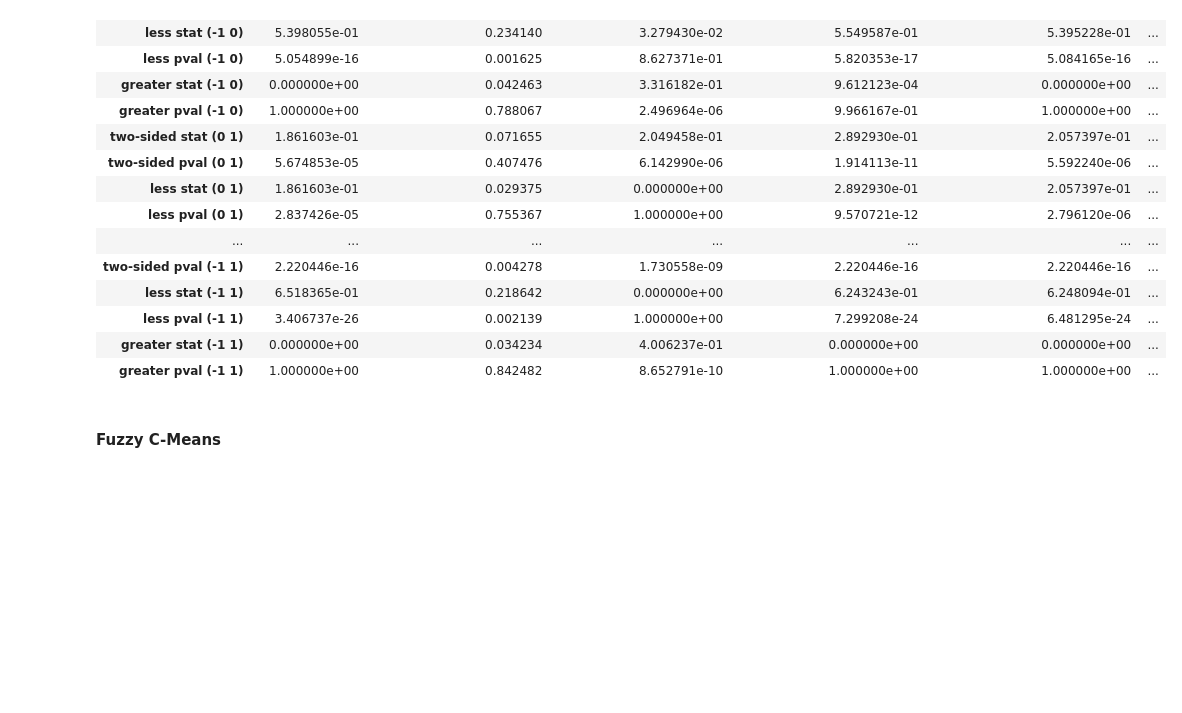
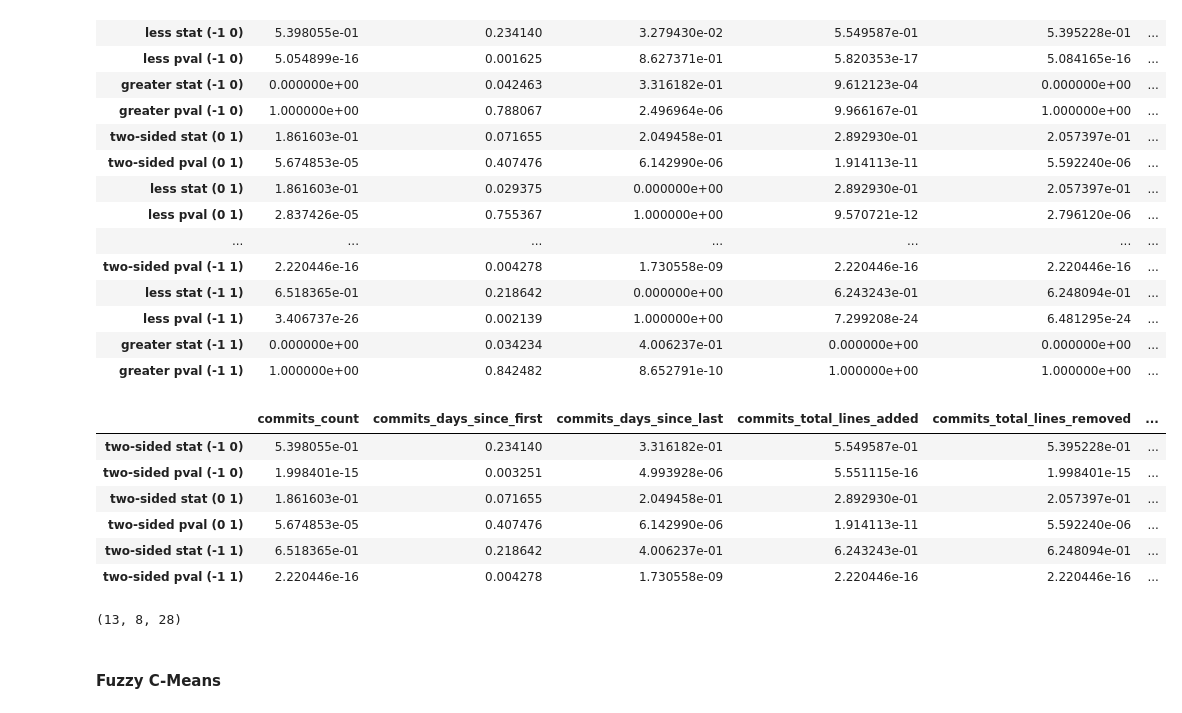
Before and after one commit to Eponeshnikov/ASMetrics, a Jupyter notebook: main.ipynb, the cells around one changed output. Cells and saved outputs as stored; diff of their text form; code cells hidden in the pictures; blank space fills up the shorter version.

Commit message:
Fixed ks-test for FCM; extracted info

```diff
--- a/main.ipynb
+++ b/main.ipynb
@@ -439,3 +369,8 @@ df_kstest_kmeans
 | greater pval | 1.545612e-09 | 0.518636 | 1.000000e+00 | 1.113143e-15 | 5.490796e-11 | ... |
 # %%
 df_kstest_kmeans.to_csv("ktest_res_kmeans.csv")
+# %%
+ks_for_kmeans = {key : list(stats.kstest(df.iloc[idx[0]][key],
+                                df.iloc[idx[1]][key], alternative='two-sided')) for key in df.keys()}
+
+df_ks_for_kmeans = pd.DataFrame(ks_for_kmeans, columns=df.keys(), index=['two-sided stat', 'two-sided pval'])
@@ -441,0 +383,6 @@ df_kstest_kmeans.to_csv("ktest_res_kmeans.csv")
+# %%
+test = []
+for key in df_ks_for_kmeans.keys():
+    if df_ks_for_kmeans[key][1] >= 0.05:
+        print(key)
+        test.append(key)
@@ -489,19 +458,3 @@ array([195, 586, 419,  91,   8])
 df.iloc[np.where(clustering.labels_ == 1)[0]]['commits_count'].shape
 # %% [output]
 (390,)
-# %%
-clustering = DBSCAN(eps=0.6, min_samples=3).fit(scaler.fit_transform(df))
-pca = PCA(n_components=2)
-x_tr = pca.fit_transform(scaler.fit_transform(df))
-
-outliers = np.where(clustering.labels_ == -1)[0]
-nonoutliers = np.where(clustering.labels_ != -1)[0]
-
-fig, ax = plt.subplots()
-scat = ax.scatter(x_tr[:,0], x_tr[:,1], s=3, c=clustering.labels_)
-a1 = ax.legend(*scat.legend_elements(), title="Clusters")
-ax.add_artist(a1)
-#ax.scatter(x_tr[outliers][:, 0], x_tr[outliers][:, 1], s=2, c='black', label='Outliers')
-#ax.legend(loc='lower right')
-ax.set_xlabel("PCA component 1")
-ax.set_xlabel("PCA component 2")
@@ -563,3 +513,25 @@ df_kstest_dbscan
 | greater pval (-1 1) | 1.000000e+00 | 0.842482 | 8.652791e-10 | 1.000000e+00 | 1.000000e+00 | ... |
 # %%
 df_kstest_dbscan.to_csv("ktest_res_dbscan.csv")
+# %%
+ktest_res_dbscan = {key :
+                    list(stats.kstest(df.iloc[np.where(clustering.labels_ == -1)[0]][key],
+                                      df.iloc[np.where(clustering.labels_ == 0)[0]][key], alternative='two-sided'))+
+                    list(stats.kstest(df.iloc[np.where(clustering.labels_ == 0)[0]][key],
+                                      df.iloc[np.where(clustering.labels_ == 1)[0]][key], alternative='two-sided'))+
+                    list(stats.kstest(df.iloc[np.where(clustering.labels_ == -1)[0]][key],
+                                      df.iloc[np.where(clustering.labels_ == 1)[0]][key], alternative='two-sided'))
+                    for key in df.keys()}
+
+df_kstest_dbscan = pd.DataFrame(ktest_res_dbscan, columns=df.keys(), index=['two-sided stat (-1 0)', 'two-sided pval (-1 0)',
+                                                                     'two-sided stat (0 1)', 'two-sided pval (0 1)',
+                                                                     'two-sided stat (-1 1)', 'two-sided pval (-1 1)'])
+df_kstest_dbscan
+# %% [output]
+|  | commits_count | commits_days_since_first | commits_days_since_last | commits_total_lines_added | commits_total_lines_removed | ... |
+| two-sided stat (-1 0) | 5.398055e-01 | 0.234140 | 3.316182e-01 | 5.549587e-01 | 5.395228e-01 | ... |
+| two-sided pval (-1 0) | 1.998401e-15 | 0.003251 | 4.993928e-06 | 5.551115e-16 | 1.998401e-15 | ... |
+| two-sided stat (0 1) | 1.861603e-01 | 0.071655 | 2.049458e-01 | 2.892930e-01 | 2.057397e-01 | ... |
+| two-sided pval (0 1) | 5.674853e-05 | 0.407476 | 6.142990e-06 | 1.914113e-11 | 5.592240e-06 | ... |
+| two-sided stat (-1 1) | 6.518365e-01 | 0.218642 | 4.006237e-01 | 6.243243e-01 | 6.248094e-01 | ... |
+| two-sided pval (-1 1) | 2.220446e-16 | 0.004278 | 1.730558e-09 | 2.220446e-16 | 2.220446e-16 | ... |
@@ -566,3 +550,7 @@ df_kstest_dbscan.to_csv("ktest_res_dbscan.csv")
+# %%
+len(test_out_0), len(test_out_1), len(test_0_1)
+# %% [output]
+(13, 8, 28)
 # %% [markdown]
 #### Fuzzy C-Means
 # %%
```
Also changed, not shown: parts of 23 cells of this notebook.
